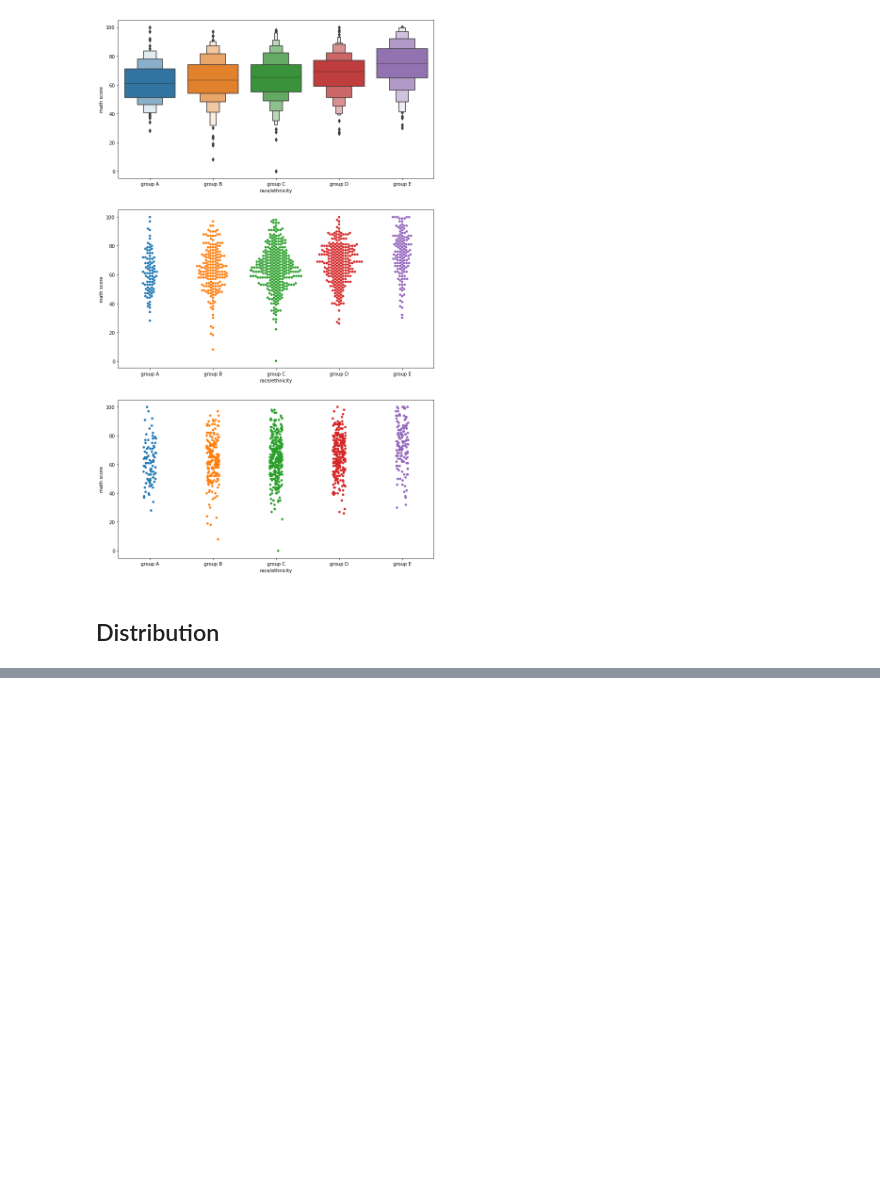
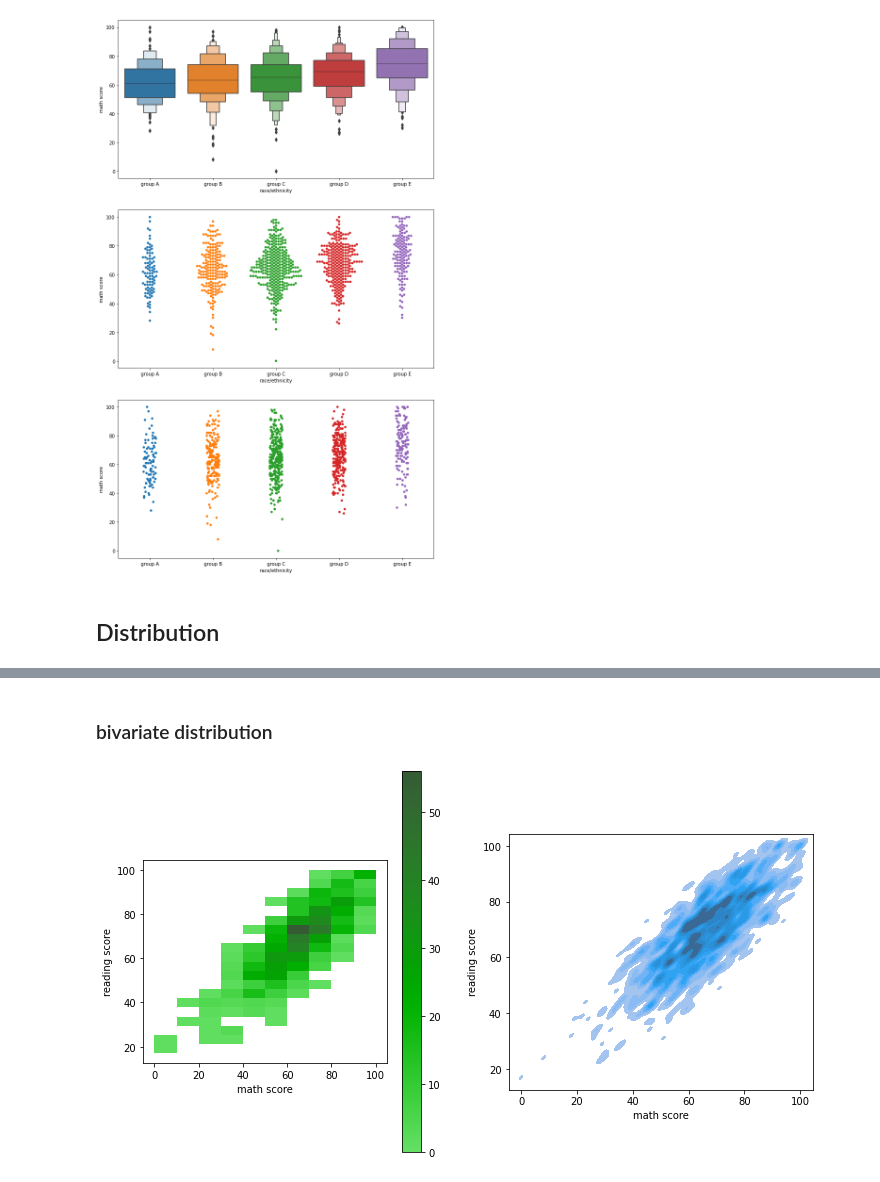
Before and after one commit to YJ0522771/TIL, a Jupyter notebook: Study Note/Boostcamp AI tech/Level1/0204.ipynb, the cells around one changed output, grey strips where cells are left out. Drawn from its saved outputs; the diff is of its cells as text; code cells hidden in the pictures; blank space fills up the shorter version.

```diff
--- a/Study Note/Boostcamp AI tech/Level1/0204.ipynb
+++ b/Study Note/Boostcamp AI tech/Level1/0204.ipynb
@@ -817,0 +851,23 @@ plt.show()
+# %% [markdown]
+### bivariate distribution
+# %%
+fig, axes = plt.subplots(1,2, figsize=(12, 7))
+axes[0].set_aspect(1)
+axes[1].set_aspect(1)
+
+sns.histplot(x='math score', y='reading score',
+             data=student, ax=axes[0],
+             color='green',
+             cbar=True, # color bar
+             bins=(10, 20), # x, y 축의 구간 수
+            )
+
+sns.kdeplot(x='math score', y='reading score',
+            data=student, ax=axes[1],
+            fill=True,
+            bw_method=0.1
+            )
+
+plt.show()
+# %% [output]
+[figure, added]
```
Also changed, not shown: parts of 11 cells of this notebook, 23 other files.
